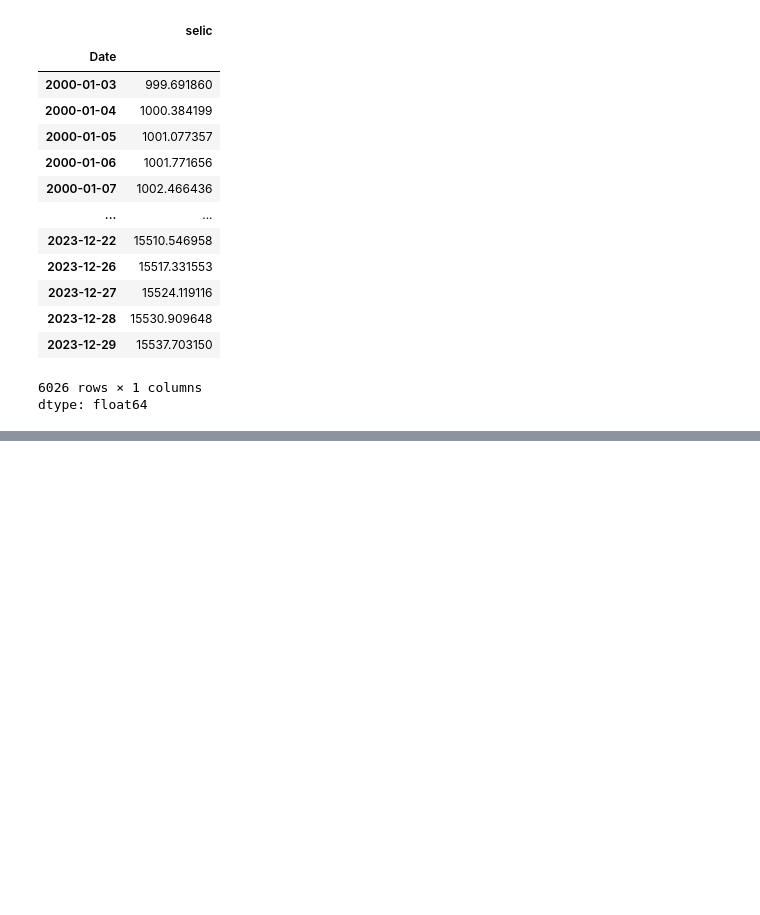
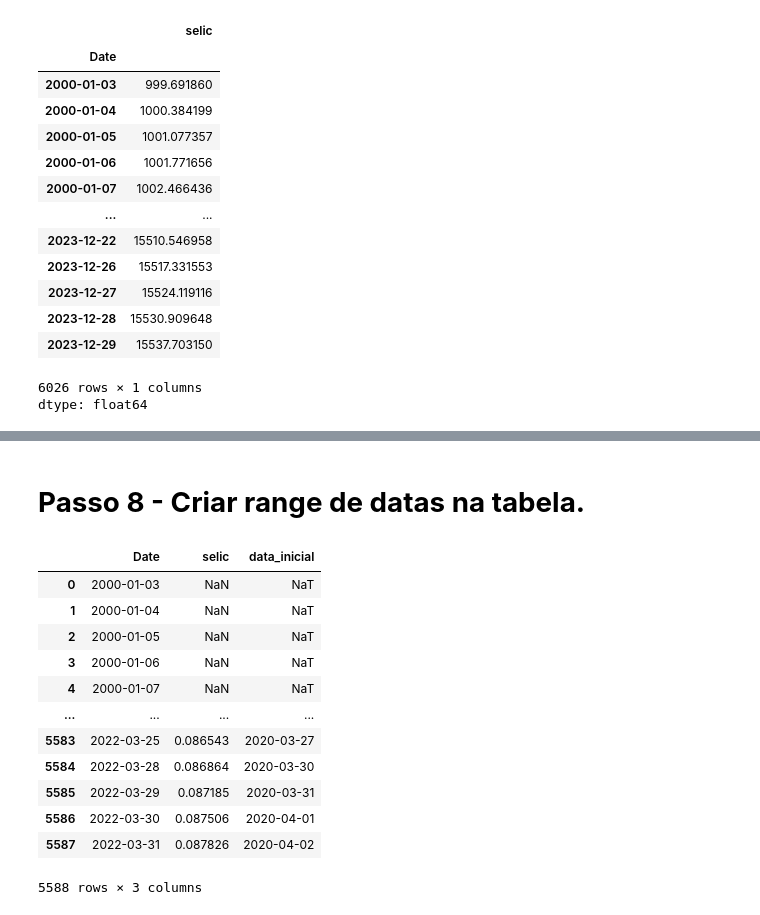
Before and after one commit to JulioMancini/An-lise_CDI_com_Python, a Jupyter notebook: Untitled-1.ipynb, the cells around one changed output, grey strips where cells are left out. Saved outputs shown, nothing was run; the diff lists cells and outputs as text; code cells hidden in the pictures; blank space fills up the shorter version.

```diff
--- a/Untitled-1.ipynb
+++ b/Untitled-1.ipynb
@@ -148,0 +180,7 @@ dtype: float64
+# %%
+data_inicial_2 = date(2000, 1, 1)
+data_final_2 = date(2022, 3, 31)
+# %%
+selic_questao_2 = sgs.get({"selic": 11}, start = data_inicial_2, end = data_final_2)/100
+
+selic_questao_2
@@ -148,0 +204,4 @@ dtype: float64
+# %%
+janelas_500_dias = ((1 + selic_questao_2).rolling(window = 500).apply(np.prod) - 1)
+
+janelas_500_dias
@@ -148,0 +223,4 @@ dtype: float64
+# %%
+janelas_500_dias = janelas_500_dias.reset_index()
+
+janelas_500_dias
@@ -148,0 +241,20 @@ dtype: float64
+# %% [markdown]
+# **Passo 8 - Criar range de datas na tabela.**
+# %%
+janelas_500_dias["data_inicial"] = janelas_500_dias["Date"].shift(500)
+
+janelas_500_dias
+# %% [output]
+|  | Date | selic | data_inicial |
+| 0 | 2000-01-03 | NaN | NaT |
+| 1 | 2000-01-04 | NaN | NaT |
+| 2 | 2000-01-05 | NaN | NaT |
+| 3 | 2000-01-06 | NaN | NaT |
+| 4 | 2000-01-07 | NaN | NaT |
+| ... | ... | ... | ... |
+| 5583 | 2022-03-25 | 0.086543 | 2020-03-27 |
+| 5584 | 2022-03-28 | 0.086864 | 2020-03-30 |
+| 5585 | 2022-03-29 | 0.087185 | 2020-03-31 |
+| 5586 | 2022-03-30 | 0.087506 | 2020-04-01 |
+| 5587 | 2022-03-31 | 0.087826 | 2020-04-02 |
+5588 rows × 3 columns
```
Also changed, not shown: parts of 13 cells of this notebook.
